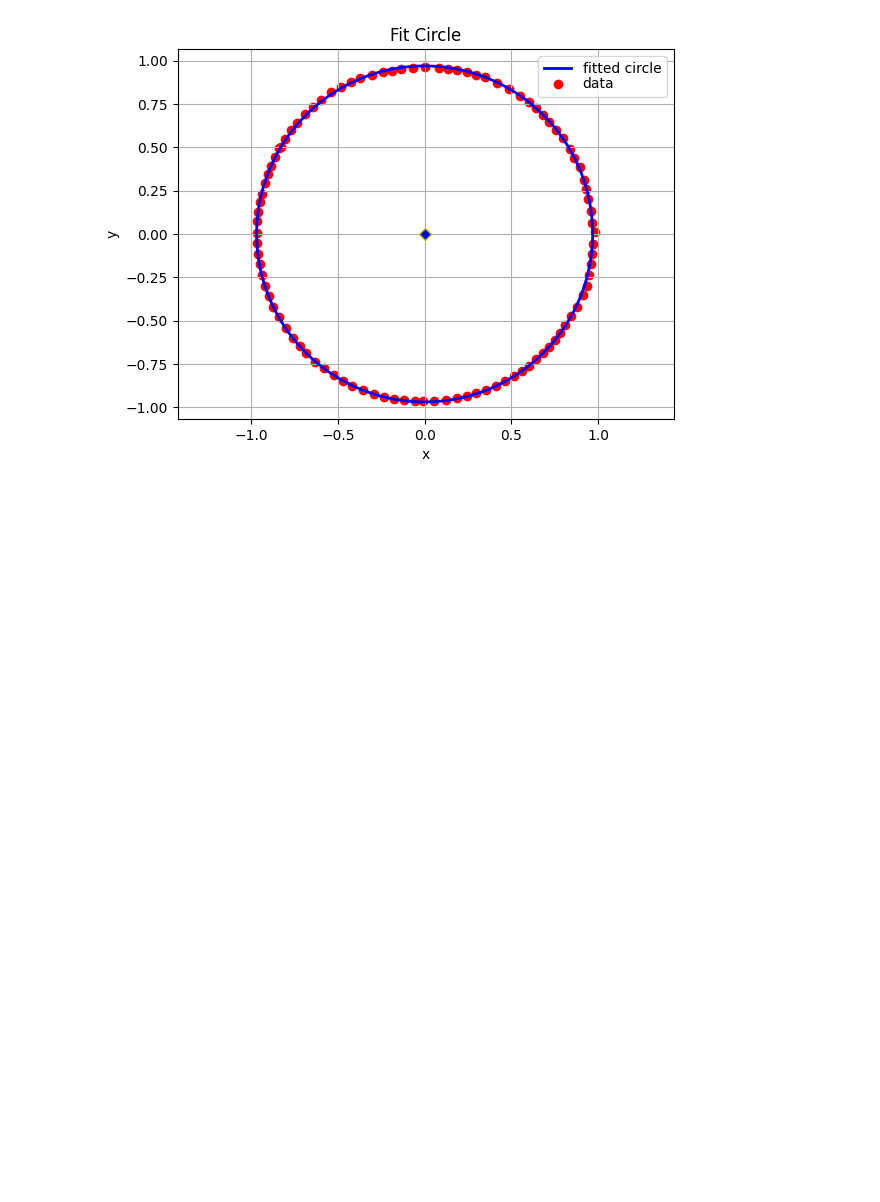
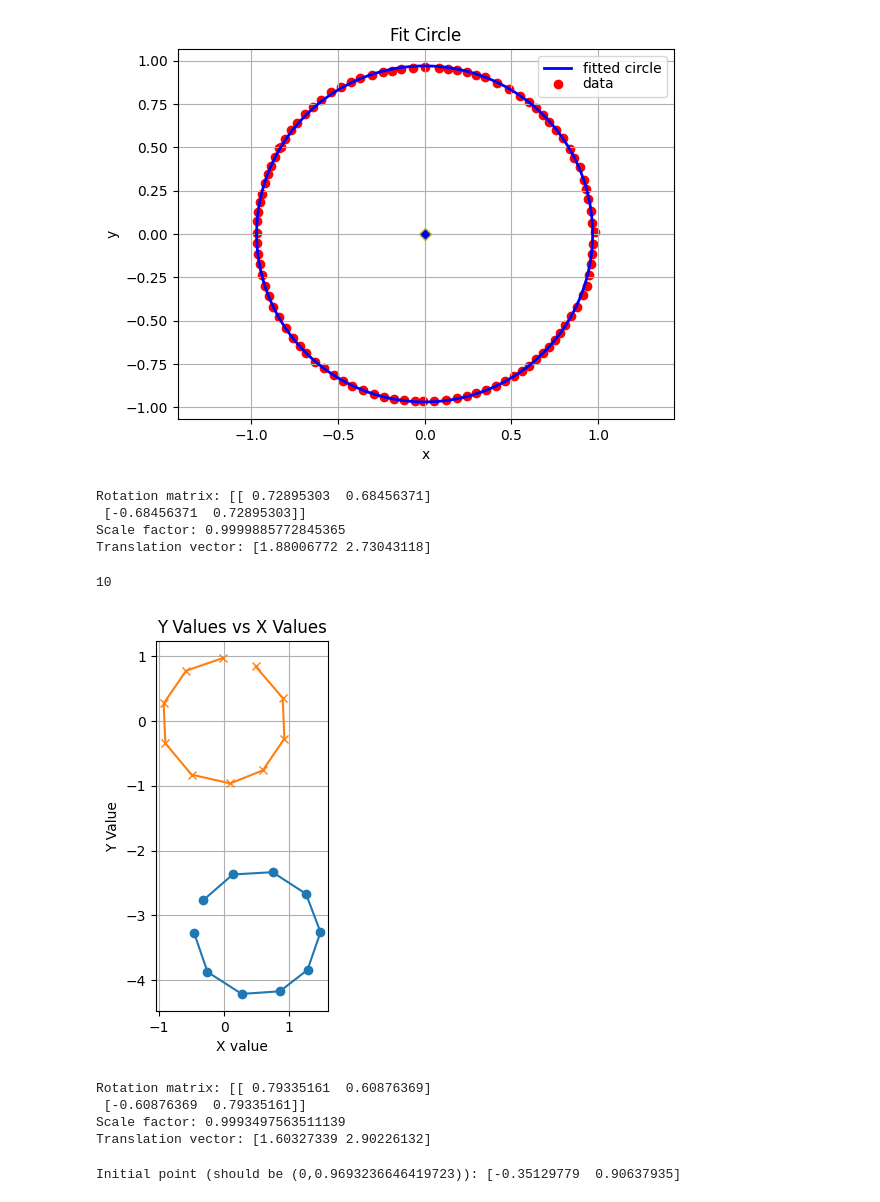
Before and after one commit to Team488/VR_NetworkTables2024, a Jupyter notebook: fieldCalibrateDebug.ipynb, the cells around one changed output. Drawn from its saved outputs; the diff is of its cells as text; code cells hidden in the pictures; blank space fills up the shorter version.

```diff
--- a/fieldCalibrateDebug.ipynb
+++ b/fieldCalibrateDebug.ipynb
@@ -247,3 +294,64 @@ def transform_coordinates(point, R, s, t):
 
 # transformed_point = transform_coordinates(arbitrary_point, R, s, t)
 # print(f"Transformed coordinates: {transformed_point}")
+# %%
+R, s, t = find_transformation_params(circle_samples, FRC_circle_samples)
+print(f"Rotation matrix: {R}")
+print(f"Scale factor: {s}")
+print(f"Translation vector: {t}")
+# %% [output]
+Rotation matrix: [[ 0.72895303  0.68456371]
+ [-0.68456371  0.72895303]]
+Scale factor: 0.9999885772845365
+Translation vector: [1.88006772 2.73043118]
+# %%
+# Try with subset of the calibration points
+# sample every 5th point and then use only the first 4 points
+circle_samples_subset = [point for i, point in enumerate(circle_samples) if (i + 1) % 10 == 0][:10]
+len(circle_samples_subset)
+FRC_circle_samples_subset = [point for i, point in enumerate(FRC_circle_samples) if (i + 1) % 10 == 0][:10]
+len(FRC_circle_samples_subset)
+# %% [output]
+10
+# %%
+# Plot
+# Create the plot
+fig, ax = plt.subplots()
+# Extract x,y values
+x_values_circle_samples_subset = [point[0] for point in circle_samples_subset]
+y_values_circle_samples_subset = [point[1] for point in circle_samples_subset]
+
+x_values_FRC_circle_samples_subset = [point[0] for point in FRC_circle_samples_subset]
+y_values_FRC_circle_samples_subset = [point[1] for point in FRC_circle_samples_subset]
+
+
+# Set aspect to be square
+ax.set_aspect('equal')
+ax.plot(x_values_circle_samples_subset, y_values_circle_samples_subset, marker='o')
+ax.plot(x_values_FRC_circle_samples_subset, y_values_FRC_circle_samples_subset, marker='x')
+plt.title('Y Values vs X Values')
+plt.xlabel('X value')
+plt.ylabel('Y Value')
+# Set aspect to be square
+plt.grid(True)
+plt.show()
+# %% [output]
+[figure, added]
+# %%
+R, s, t = find_transformation_params(circle_samples_subset, FRC_circle_samples_subset)
+print(f"Rotation matrix: {R}")
+print(f"Scale factor: {s}")
+print(f"Translation vector: {t}")
+# %% [output]
+Rotation matrix: [[ 0.79335161  0.60876369]
+ [-0.60876369  0.79335161]]
+Scale factor: 0.9993497563511139
+Translation vector: [1.60327339 2.90226132]
+# %%
+# transform the original set of VR sample points using the derived transformation constants.
+# These should match the "generated" FRC_circle_samples
+FRC_circle_samples_verify = [transform_coordinates(point,R, s, t) for point in circle_samples]
+#FRC_circle_samples_verify = [transform_coordinates(point,np.eye(2), 1.0, np.zeros(2)) for point in circle_samples] # no change configuration
+print(f"Initial point (should be (0,{r})): {FRC_circle_samples_verify[0]}")
+# %% [output]
+Initial point (should be (0,0.9693236646419723)): [-0.35129779  0.90637935]
```
Also changed, not shown: parts of 11 cells of this notebook.
